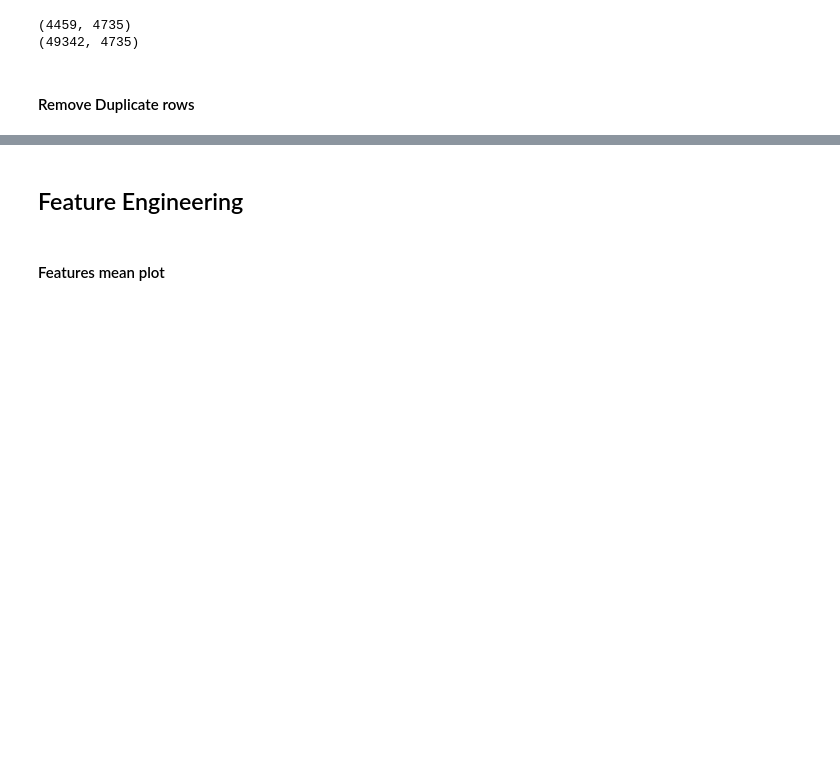
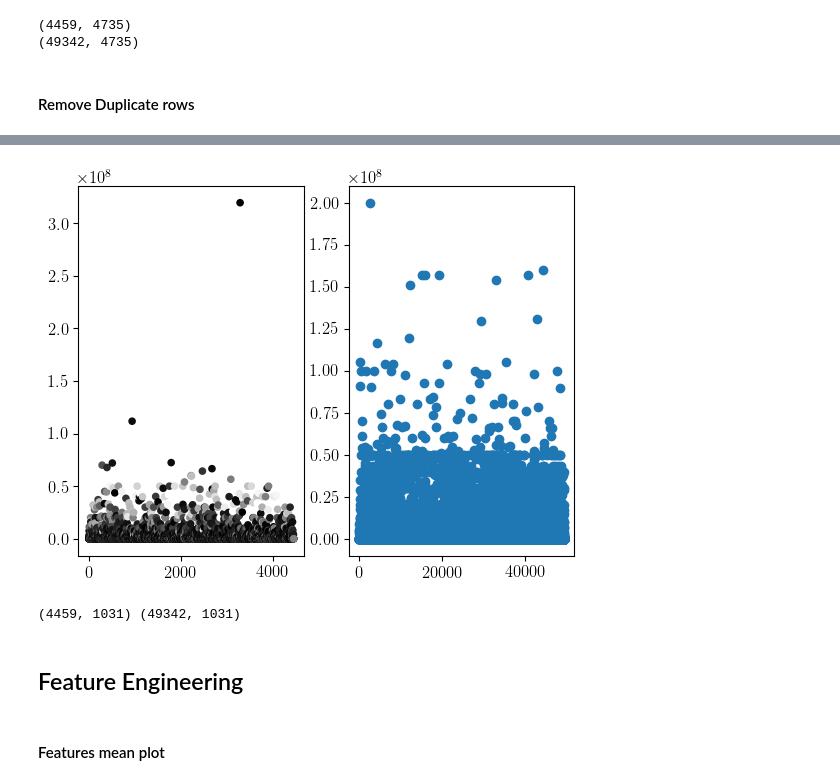
Before and after one commit to msahamed/santadar_price_prediction, a Jupyter notebook: src/price_prediction.ipynb, the cells around one changed output, grey strips where cells are left out. Saved outputs shown, nothing was run; the diff lists cells and outputs as text; code cells hidden in the pictures; blank space fills up the shorter version.

```diff
--- a/src/price_prediction.ipynb
+++ b/src/price_prediction.ipynb
@@ -178,3 +176,5 @@ duplicate_cols
+# %%
+duplicate_cols = ['34ceb0081', '8d57e2749', '168b3e5bc', 'a765da8bc', 'acc5b709d']
 # %%
 dftrain.drop(duplicate_cols, axis = 1, inplace = True)
 dftest.drop(duplicate_cols, axis = 1, inplace = True)
@@ -180,0 +256,9 @@ dftest.drop(duplicate_cols, axis = 1, inplace = True)
+# %%
+plt.subplot(121)
+plt.scatter(np.arange(dftrain.shape[0]), dftrain.f190486d6, c = target, s = 20)
+
+plt.subplot(122)
+plt.scatter(np.arange(dftest.shape[0]), dftest.f190486d6)
+plt.show()
+# %% [output]
+[figure, added]
@@ -181,3 +271,7 @@ dftest.drop(duplicate_cols, axis = 1, inplace = True)
+# %%
+print(dftrain_final.shape, dftest_final.shape)
+# %% [output]
+(4459, 1031) (49342, 1031)
 # %% [markdown]
 ## Feature Engineering
 # %% [markdown]
```
Also changed, not shown: parts of 25 cells of this notebook.
